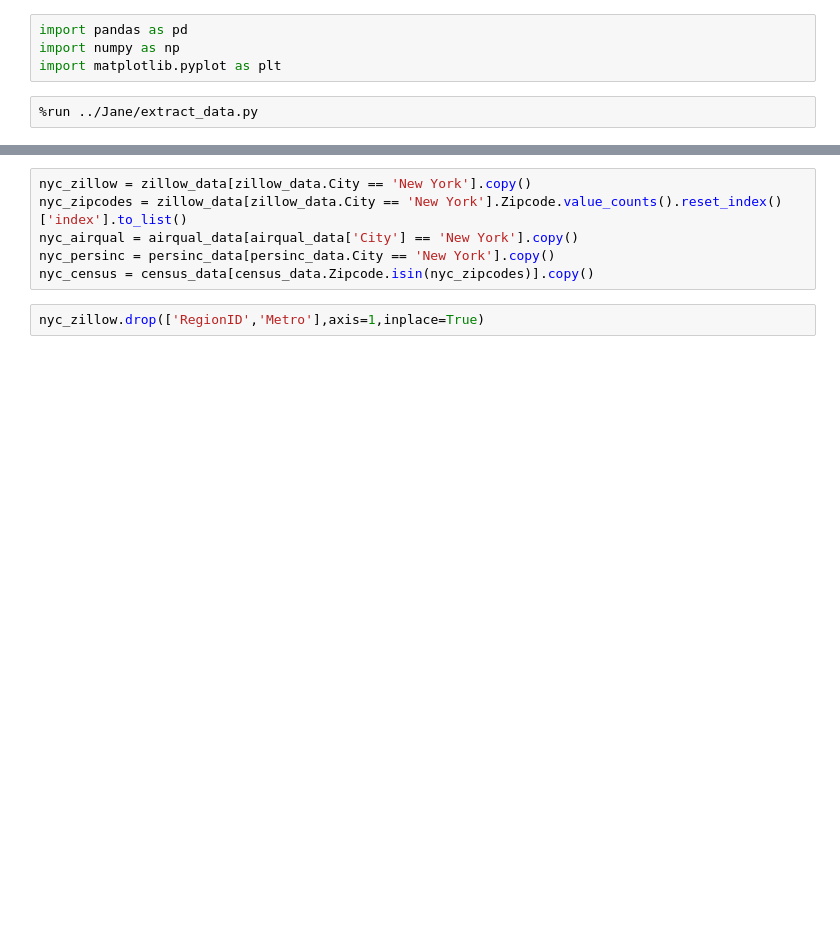
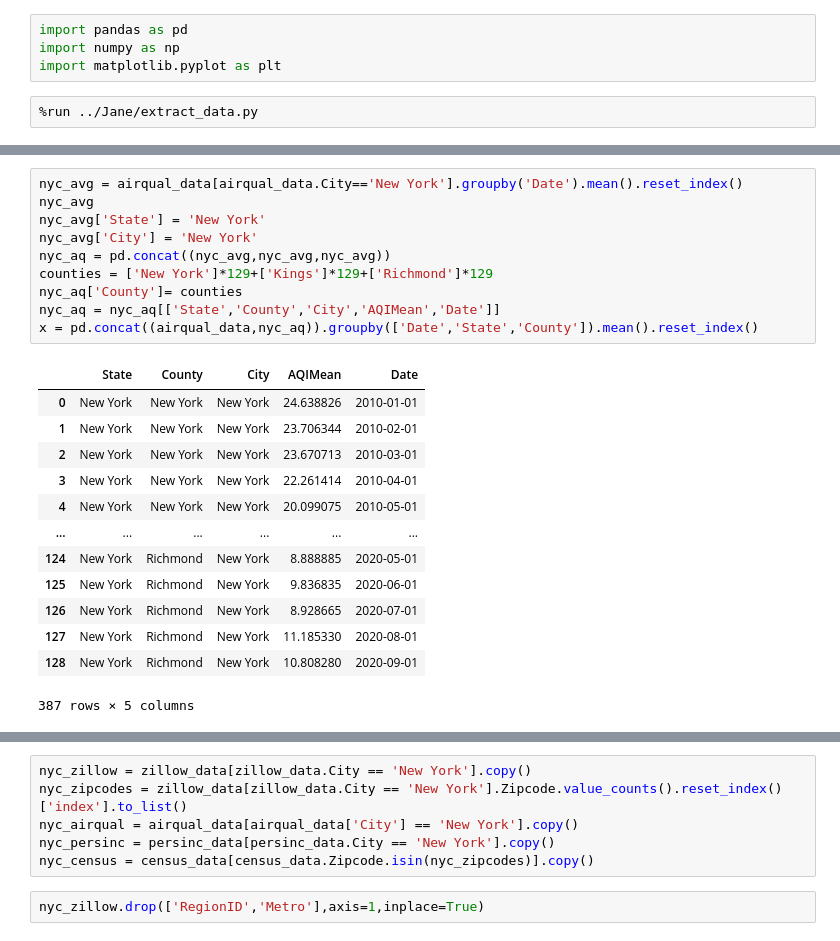
Before and after one commit to EugeniaDickson/zillow_rent_index, a Jupyter notebook: casey/pipeline-execution-test.ipynb, the cells around one changed output, grey strips where cells are left out. Drawn from its saved outputs; the diff is of its cells as text; blank space fills up the shorter version.

```diff
--- a/casey/pipeline-execution-test.ipynb
+++ b/casey/pipeline-execution-test.ipynb
@@ -6,0 +23,24 @@ import matplotlib.pyplot as plt
+# %%
+nyc_avg = airqual_data[airqual_data.City=='New York'].groupby('Date').mean().reset_index()
+nyc_avg
+nyc_avg['State'] = 'New York'
+nyc_avg['City'] = 'New York'
+nyc_aq = pd.concat((nyc_avg,nyc_avg,nyc_avg))
+counties = ['New York']*129+['Kings']*129+['Richmond']*129
+nyc_aq['County']= counties
+nyc_aq = nyc_aq[['State','County','City','AQIMean','Date']]
+x = pd.concat((airqual_data,nyc_aq)).groupby(['Date','State','County']).mean().reset_index()
+# %% [output]
+|  | State | County | City | AQIMean | Date |
+| 0 | New York | New York | New York | 24.638826 | 2010-01-01 |
+| 1 | New York | New York | New York | 23.706344 | 2010-02-01 |
+| 2 | New York | New York | New York | 23.670713 | 2010-03-01 |
+| 3 | New York | New York | New York | 22.261414 | 2010-04-01 |
+| 4 | New York | New York | New York | 20.099075 | 2010-05-01 |
+| ... | ... | ... | ... | ... | ... |
+| 124 | New York | Richmond | New York | 8.888885 | 2020-05-01 |
+| 125 | New York | Richmond | New York | 9.836835 | 2020-06-01 |
+| 126 | New York | Richmond | New York | 8.928665 | 2020-07-01 |
+| 127 | New York | Richmond | New York | 11.185330 | 2020-08-01 |
+| 128 | New York | Richmond | New York | 10.808280 | 2020-09-01 |
+387 rows × 5 columns
```
Also changed, not shown: parts of 7 cells of this notebook, 1 other file.
